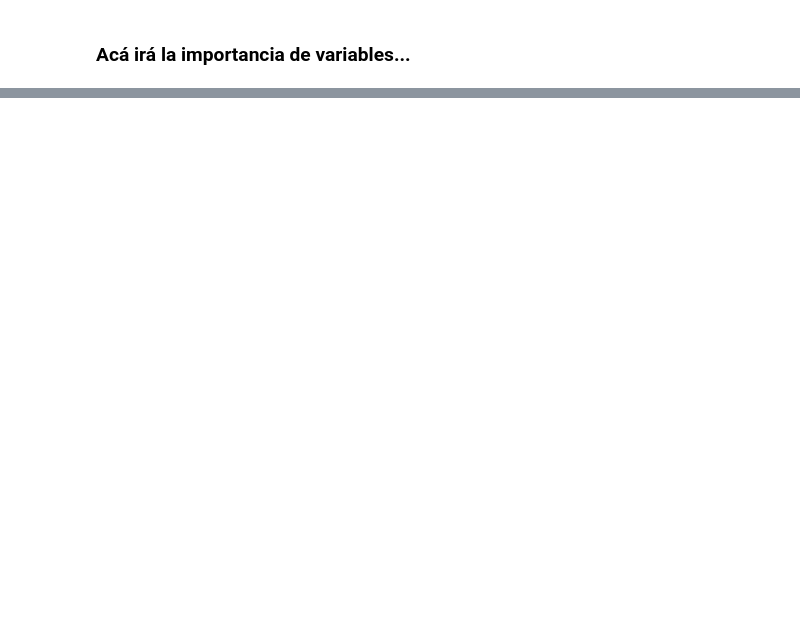
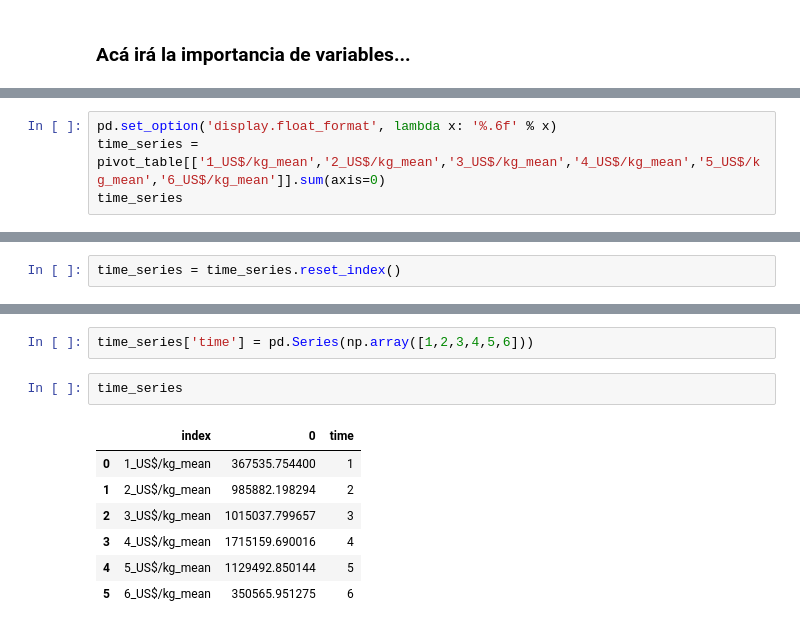
Before and after one commit to PBenavides/Practice_Notebooks, a Jupyter notebook: Time_series_trade_exchange/Modelo No Tradicional.ipynb, the cells around one changed output, grey strips where cells are left out. Drawn from its saved outputs; the diff is of its cells as text; blank space fills up the shorter version.

```diff
--- a/Time_series_trade_exchange/Modelo No Tradicional.ipynb
+++ b/Time_series_trade_exchange/Modelo No Tradicional.ipynb
@@ -485,0 +731,4 @@ cross.iloc[to_drop_test]
+# %%
+pd.set_option('display.float_format', lambda x: '%.6f' % x)
+time_series = pivot_table[['1_US$/kg_mean','2_US$/kg_mean','3_US$/kg_mean','4_US$/kg_mean','5_US$/kg_mean','6_US$/kg_mean']].sum(axis=0)
+time_series
@@ -485,0 +743,2 @@ cross.iloc[to_drop_test]
+# %%
+time_series = time_series.reset_index()
@@ -485,0 +763,12 @@ cross.iloc[to_drop_test]
+# %%
+time_series['time'] = pd.Series(np.array([1,2,3,4,5,6]))
+# %%
+time_series
+# %% [output]
+|  | index | 0 | time |
+| 0 | 1_US$/kg_mean | 367535.754400 | 1 |
+| 1 | 2_US$/kg_mean | 985882.198294 | 2 |
+| 2 | 3_US$/kg_mean | 1015037.799657 | 3 |
+| 3 | 4_US$/kg_mean | 1715159.690016 | 4 |
+| 4 | 5_US$/kg_mean | 1129492.850144 | 5 |
+| 5 | 6_US$/kg_mean | 350565.951275 | 6 |
```
Also changed, not shown: parts of 53 cells of this notebook.
